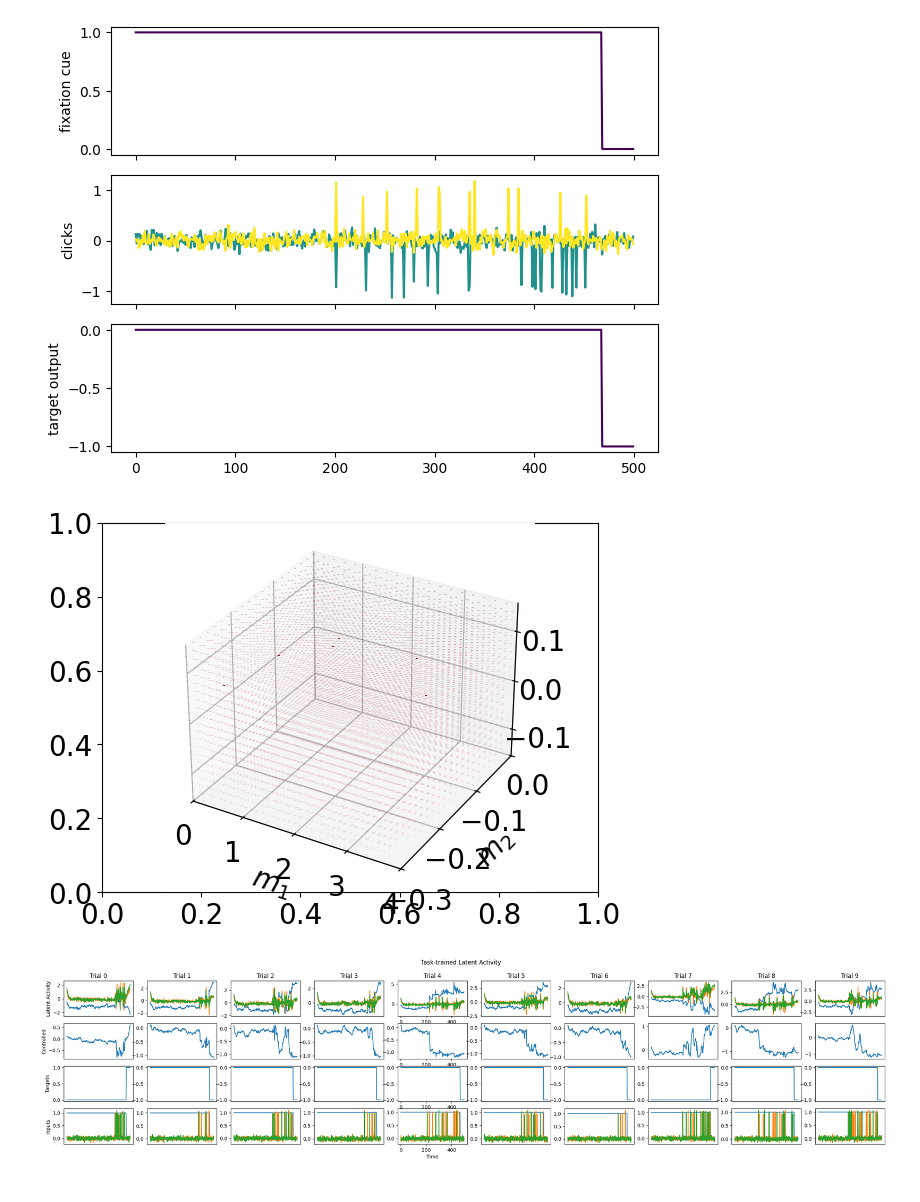
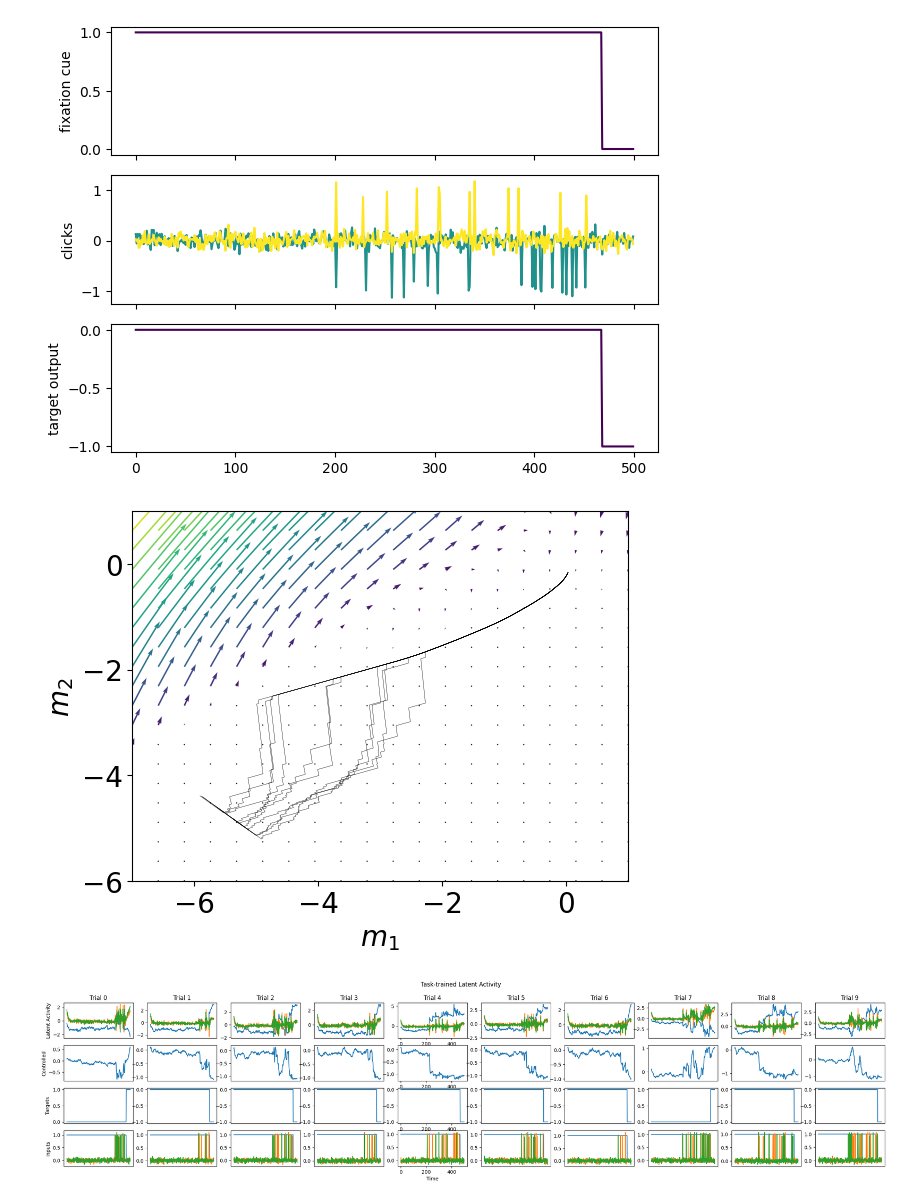
Before and after one commit to alejandradu/ComputationThruDynamicsBenchmark, a Jupyter notebook: examples/notebooks/PC_TT_analysis.ipynb, the cells around one changed output. Saved outputs shown, nothing was run; the diff lists cells and outputs as text; code cells hidden in the pictures.

```diff
--- a/examples/notebooks/PC_TT_analysis.ipynb
+++ b/examples/notebooks/PC_TT_analysis.ipynb
@@ -147,54 +146,66 @@ pc.render()
 # %%
 # first very short training on PClicks - loss was 0 always and something is prob wrong
 from ctd.comparison.analysis.tt.tt import Analysis_TT
+import matplotlib.pyplot as plt
 
-# 39:1 ratio should be very easy
-path = "/scratch/gpfs/ad2002/content/trained_models/task-trained/20250316_PClicks_NODE"
-tune39 = "max_epochs=250_weight_decay=1.00E-10_learning_rate=1.00E-02_seed=0_noise=5.00E-02_rateL=39_latent_size=3_layer_hidden_size=64_latent_l2_wt=1.00E-10"
-tune39_2lat = "max_epochs=250_weight_decay=1.00E-10_learning_rate=1.00E-02_seed=0_noise=5.00E-02_rateL=39_latent_size=2_layer_hidden_size=64_latent_l2_wt=1.00E-10"
-tune26 = "max_epochs=250_weight_decay=1.00E-10_learning_rate=1.00E-03_seed=0_noise=5.00E-02_rateL=26_latent_size=3_layer_hidden_size=64_latent_l2_wt=1.00E-10"
+sweep = "/scratch/gpfs/ad2002/content/trained_models/task-trained/20250323_PClicks_NODE_grid"
 
-node_pclicks_39 = Analysis_TT(run_name = "node_pclicks_39", filepath = path + "/" + tune39 + "/")
-node_pclicks_26 = Analysis_TT(run_name = "node_pclicks_26", filepath = path + "/" + tune26 + "/")
-node_pclicks_39_2lat = Analysis_TT(run_name = "node_pclicks_39_2lat", filepath = path + "/" + tune39_2lat + "/")
+# rateL=39
 
-# node_pclicks_39.plot_trial_io(num_trials = 3)
-# node_pclicks_26.plot_trial_io(num_trials = 3)
-# node_pclicks_39_2lat.plot_trial_io(num_trials = 3)
+# rateL=14
+r14 = "max_epochs=1000_weight_decay=1.00E-09_learning_rate=1.00E-03_seed=0_noise=0.00E+00_rateL=14_latent_size=2_layer_hidden_size=128_latent_l2_wt=1.00E-08"
+
+# rateL=1
+r1 = "max_epochs=1000_weight_decay=1.00E-09_learning_rate=1.00E-03_seed=0_noise=0.00E+00_rateL=1_latent_size=2_layer_hidden_size=128_latent_l2_wt=1.00E-08"
+
+# rateL=26
+r26 = "max_epochs=1000_weight_decay=1.00E-09_learning_rate=1.00E-03_seed=0_noise=0.00E+00_rateL=26_latent_size=2_layer_hidden_size=128_latent_l2_wt=1.00E-08"
+
+# rate=32 MISSING SIM
+r32 = "max_epochs=1000_weight_decay=1.00E-09_learning_rate=1.00E-03_seed=0_noise=0.00E+00_rateL=32_latent_size=2_layer_hidden_size=128_latent_l2_wt=1.00E-08"
+
+# MANY MORE PC TT from 2 sweeps
+
+node1 = Analysis_TT(run_name = "node1", filepath = sweep + "/" + r1 + "/")
+node14 = Analysis_TT(run_name = "node14", filepath = sweep + "/" + r14 + "/")
+node26 = Analysis_TT(run_name = "node32", filepath = sweep + "/" + r26 + "/")
+# node32 = Analysis_TT(run_name = "node1", filepath = sweep + "/" + r32 + "/")
+
+# node1.plot_trial_io(num_trials = 3)
+# node14.plot_trial_io(num_trials = 3)
+# node26.plot_trial_io(num_trials = 3)
 
 # # NOTE that running pca takes maximum variance and plotting the trajectories might magnify any noise in them
 
-# # choose pca and/or tsne when >3 latents
-# node_pclicks_26.plot_trial_latents(num_trials = 50, reduce_3_latents=False, pca=True)
-# node_pclicks_39.plot_trial_latents(num_trials = 20, reduce_3_latents=False, pca=True)
-# node_pclicks_39_2lat.plot_trial_latents(num_trials = 20, reduce_3_latents=False, pca=True)
+# choose pca and/or tsne when >3 latents
+# node1.plot_trial_latents(num_trials = 100, reduce_3_latents=False, pca=True)
+# node14.plot_trial_latents(num_trials = 100, reduce_3_latents=False, pca=True)
+# node26.plot_trial_latents(num_trials = 100, reduce_3_latents=False, pca=True)
 
 # # NO FIXED POINTS SHOULD BE FOUND - then what is the point of DSAAAA
 # # plot the trajs and fixed points
 # node_pclicks_39_2lat.plot_fps(
 #                     num_traj=10,
 #                     n_inits=1024,
 #                     noise_scale=0.0,
 #                     learning_rate=1e-3,  # higher LR brings up spurious unstable points
 #                     max_iters=10000,
 #                     device="cpu",
 #                     seed=0,
 #                     compute_jacobians=True,
 #                     q_thresh=1e-6,
 #                     n_pca_components=3,
 #                     return_pca_model = False,
 #                     do_pca=False,
 #                     plot_only_points=False,
 #                     return_points = False,
 #                 )
 
-# the fixed points for the well trained model are clearly coherent with previous lit
-
-node_pclicks_39.plot_flow_field(latents_range = [[0,4],[-0.3,0],[-0.15,0.15]], num_points = 20, inputs = None, xstar=None,
-                        q_flag=None, colors_fps=None, num_traj=0, cmap=plt.cm.Reds, scatter_trajectories=False,
+node1.plot_flow_field(latents_range = [[-7,1],[-6,1]], num_points = 20, inputs = None, xstar=None,
+                        q_flag=None, colors_fps=None, num_traj=10, cmap=plt.cm.viridis, scatter_trajectories=False,
                         params = None, noiseless=False)
 # %% [output]
-[figure, old version]
+[figure, new version]
 # %%
 # FullRankRNN
 
```
Also changed, not shown: parts of 1 cell of this notebook, 1 other file.
